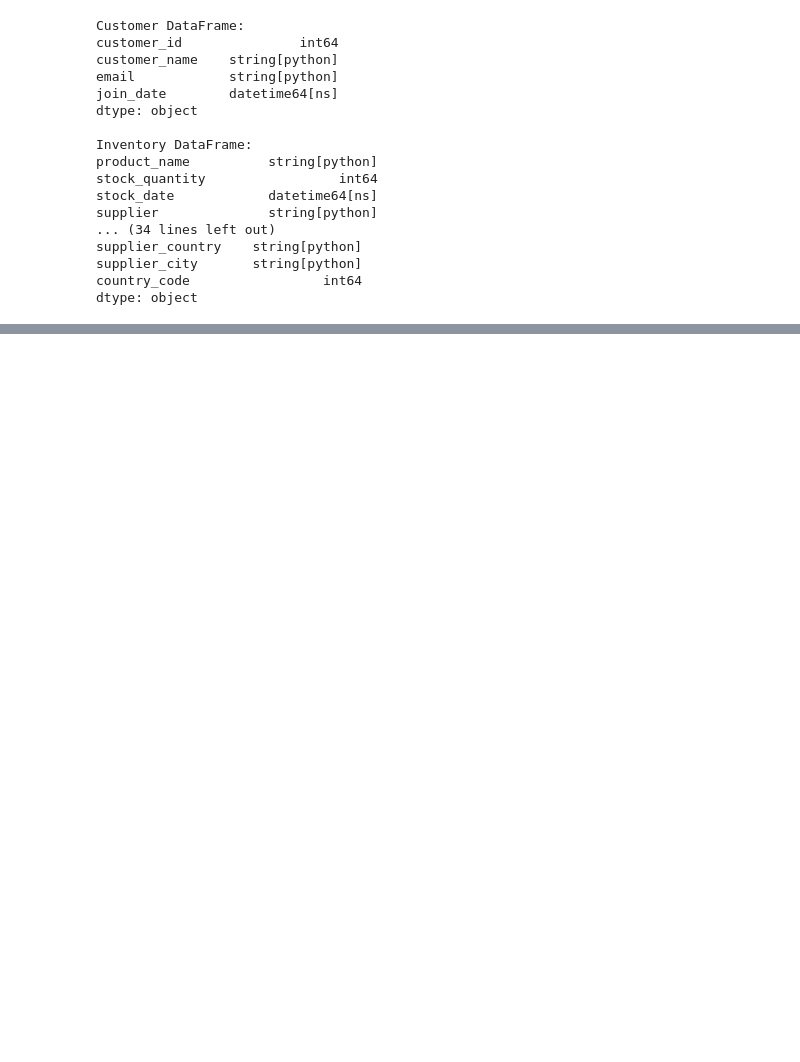
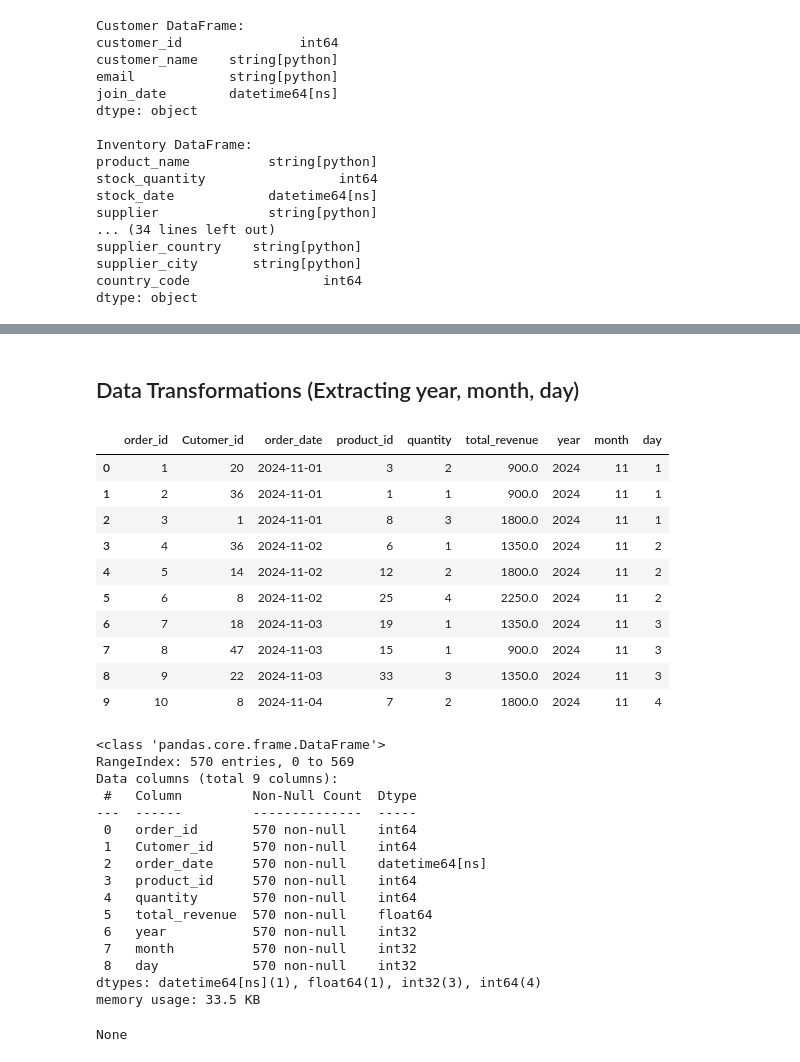
Before and after one commit to Prince-K-cmd/week2-lab, a Jupyter notebook: Lab_Exercises/lab_exercise_1.ipynb, the cells around one changed output, grey strips where cells are left out. Cells and saved outputs as stored; diff of their text form; code cells hidden in the pictures; blank space fills up the shorter version.

Commit message:
Extract year, month, and year from order_date

```diff
--- a/Lab_Exercises/lab_exercise_1.ipynb
+++ b/Lab_Exercises/lab_exercise_1.ipynb
@@ -270,0 +299,20 @@ dtype: object
+# %%
+import numpy as np
+
+# Temporal merge of c_orders_data_df, c_order_item_data_df and c_products_data_df
+# Merged temporally on product_id in order to easily calculate total_revenue based on the quantity and price
+# suffixes added to avoid duplicate column names
+order_merge_order_item_merge_product = pd.merge(c_orders_data_df,c_order_item_data_df, how='left', on='product_id', suffixes=('_order', '_order_item')).merge(c_products_data_df, how='left', on='product_id')
+
+# order_merge_order_item_merge_product.head(10)
+
+
+# Calculate the total revenue for each order
+# order_merge_order_item_merge_product['total_revenue'] = order_merge_order_item_merge_product['price'] * order_merge_order_item_merge_product['quantity_order_item']
+
+c_orders_data_df['total_revenue'] = np.multiply(order_merge_order_item_merge_product['quantity_order_item'], order_merge_order_item_merge_product['price'])
+
+display(order_merge_order_item_merge_product.head())
+# display(c_orders_data_df.head())
+
+c_orders_data_df.head()
@@ -270,0 +332,44 @@ dtype: object
+# %% [markdown]
+## Data Transformations (Extracting  year, month, day)
+# %%
+# Extract the year, month, and day using the dt accessor
+c_orders_data_df['year'] = c_orders_data_df['order_date'].dt.year
+c_orders_data_df['month'] = c_orders_data_df['order_date'].dt.month
+c_orders_data_df['day'] = c_orders_data_df['order_date'].dt.day
+
+# Create a new columns for each year, month, and day
+c_orders_data_df['year'] = c_orders_data_df['order_date'].dt.year
+c_orders_data_df['month'] = c_orders_data_df['order_date'].dt.month
+c_orders_data_df['day'] = c_orders_data_df['order_date'].dt.day
+
+display(c_orders_data_df.head(10))
+display(c_orders_data_df.info())
+# %% [output]
+|  | order_id | Cutomer_id | order_date | product_id | quantity | total_revenue | year | month | day |
+| 0 | 1 | 20 | 2024-11-01 | 3 | 2 | 900.0 | 2024 | 11 | 1 |
+| 1 | 2 | 36 | 2024-11-01 | 1 | 1 | 900.0 | 2024 | 11 | 1 |
+| 2 | 3 | 1 | 2024-11-01 | 8 | 3 | 1800.0 | 2024 | 11 | 1 |
+| 3 | 4 | 36 | 2024-11-02 | 6 | 1 | 1350.0 | 2024 | 11 | 2 |
+| 4 | 5 | 14 | 2024-11-02 | 12 | 2 | 1800.0 | 2024 | 11 | 2 |
+| 5 | 6 | 8 | 2024-11-02 | 25 | 4 | 2250.0 | 2024 | 11 | 2 |
+| 6 | 7 | 18 | 2024-11-03 | 19 | 1 | 1350.0 | 2024 | 11 | 3 |
+| 7 | 8 | 47 | 2024-11-03 | 15 | 1 | 900.0 | 2024 | 11 | 3 |
+| 8 | 9 | 22 | 2024-11-03 | 33 | 3 | 1350.0 | 2024 | 11 | 3 |
+| 9 | 10 | 8 | 2024-11-04 | 7 | 2 | 1800.0 | 2024 | 11 | 4 |
+<class 'pandas.core.frame.DataFrame'>
+RangeIndex: 570 entries, 0 to 569
+Data columns (total 9 columns):
+ #   Column         Non-Null Count  Dtype
+---  ------         --------------  -----
+ 0   order_id       570 non-null    int64
+ 1   Cutomer_id     570 non-null    int64
+ 2   order_date     570 non-null    datetime64[ns]
+ 3   product_id     570 non-null    int64
+ 4   quantity       570 non-null    int64
+ 5   total_revenue  570 non-null    float64
+ 6   year           570 non-null    int32
+ 7   month          570 non-null    int32
+ 8   day            570 non-null    int32
+dtypes: datetime64[ns](1), float64(1), int32(3), int64(4)
+memory usage: 33.5 KB
+None
```
Also changed, not shown: parts of 4 cells of this notebook.
